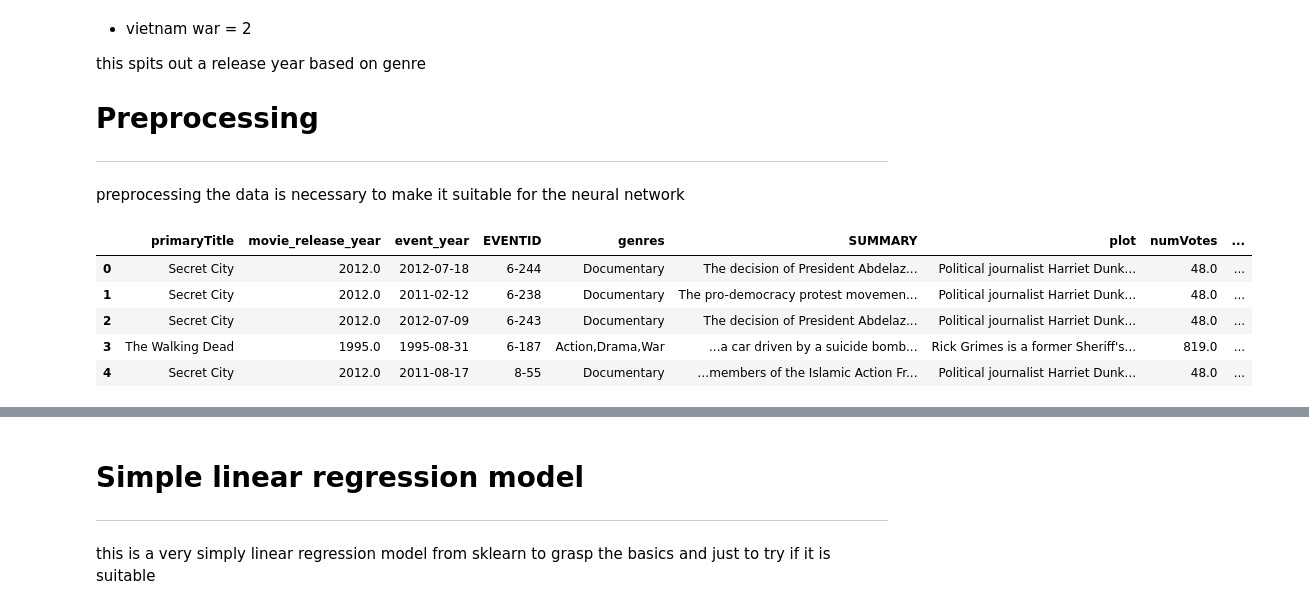
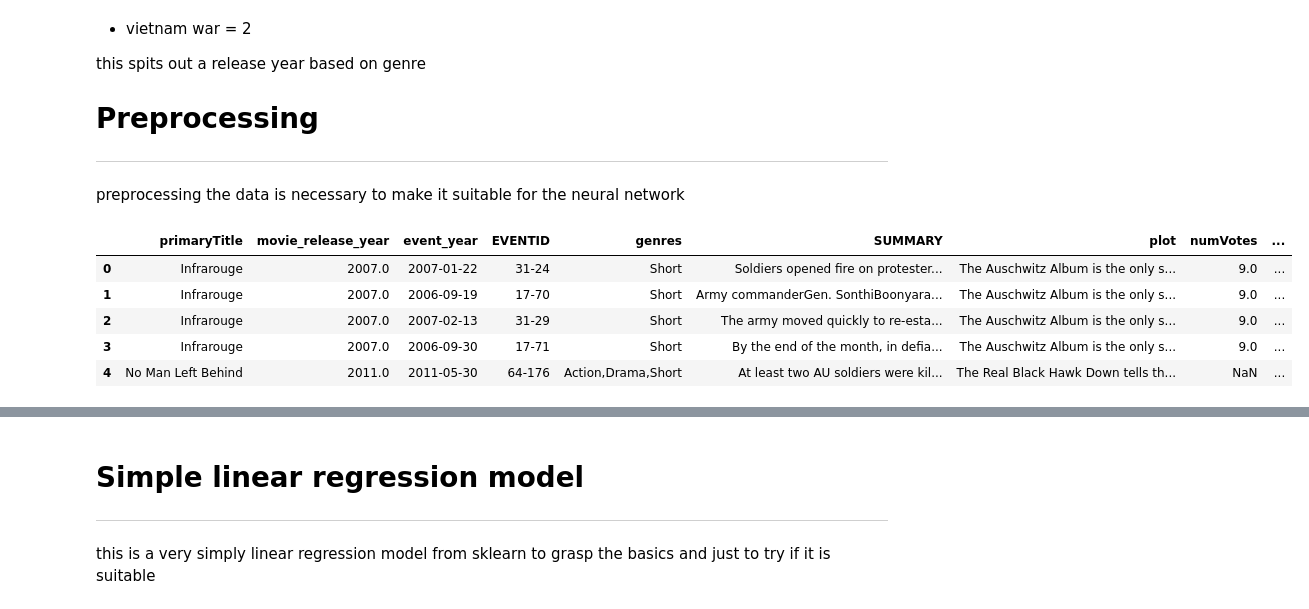
Before and after one commit to HermanHeringa/datascience-films, a Jupyter notebook: models/definitive_model.ipynb, the cells around one changed output, grey strips where cells are left out. Saved outputs shown, nothing was run; the diff lists cells and outputs as text; code cells hidden in the pictures.

```diff
--- a/models/definitive_model.ipynb
+++ b/models/definitive_model.ipynb
@@ -44,23 +47,23 @@ preprocessing the data is necessary to make it suitable for the neural network
 # %%
 # import neccessary stuff
 #run this from the datascience-films folder
 import pandas as pd
 import numpy as np
 from pathlib import Path
 import openpyxl
 
 RESOURCE_PATH = Path('../cleaned_data')
 
-df= pd.read_csv(RESOURCE_PATH / 'historical_war_movies.csv',sep=',')
+df= pd.read_csv(RESOURCE_PATH / 'historical_all_genres.csv',sep=',')
 
 df.head()
 # %% [output]
 |  | primaryTitle | movie_release_year | event_year | EVENTID | genres | SUMMARY | plot | numVotes | ... |
-| 0 | Secret City | 2012.0 | 2012-07-18 | 6-244 | Documentary | The decision of President Abdelaz... | Political journalist Harriet Dunk... | 48.0 | ... |
-| 1 | Secret City | 2012.0 | 2011-02-12 | 6-238 | Documentary | The pro-democracy protest movemen... | Political journalist Harriet Dunk... | 48.0 | ... |
-| 2 | Secret City | 2012.0 | 2012-07-09 | 6-243 | Documentary | The decision of President Abdelaz... | Political journalist Harriet Dunk... | 48.0 | ... |
-| 3 | The Walking Dead | 1995.0 | 1995-08-31 | 6-187 | Action,Drama,War | ...a car driven by a suicide bomb... | Rick Grimes is a former Sheriff's... | 819.0 | ... |
-| 4 | Secret City | 2012.0 | 2011-08-17 | 8-55 | Documentary | …members of the Islamic Action Fr... | Political journalist Harriet Dunk... | 48.0 | ... |
+| 0 | Infrarouge | 2007.0 | 2007-01-22 | 31-24 | Short | Soldiers opened fire on protester... | The Auschwitz Album is the only s... | 9.0 | ... |
+| 1 | Infrarouge | 2007.0 | 2006-09-19 | 17-70 | Short | Army commanderGen. SonthiBoonyara... | The Auschwitz Album is the only s... | 9.0 | ... |
+| 2 | Infrarouge | 2007.0 | 2007-02-13 | 31-29 | Short | The army moved quickly to re-esta... | The Auschwitz Album is the only s... | 9.0 | ... |
+| 3 | Infrarouge | 2007.0 | 2006-09-30 | 17-71 | Short | By the end of the month, in defia... | The Auschwitz Album is the only s... | 9.0 | ... |
+| 4 | No Man Left Behind | 2011.0 | 2011-05-30 | 64-176 | Action,Drama,Short | At least two AU soldiers were kil... | The Real Black Hawk Down tells th... | NaN | ... |
 # %%
 df['numVotes'] = df['numVotes'].fillna(0)
 #lastly pop our target we want
```
Also changed, not shown: parts of 13 cells of this notebook, 14 other files.
